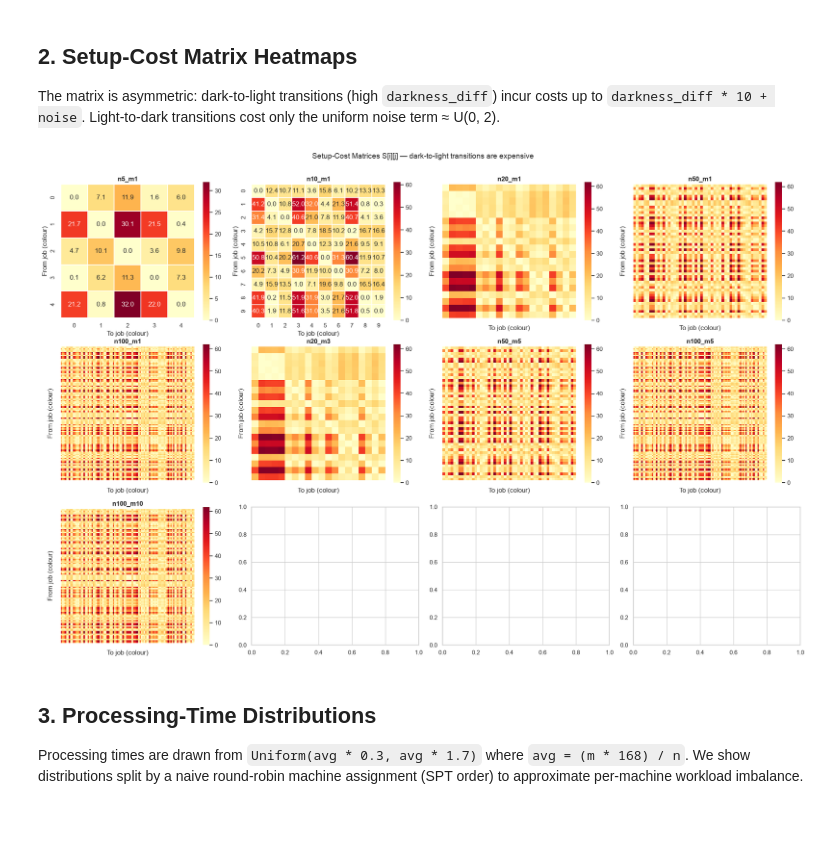
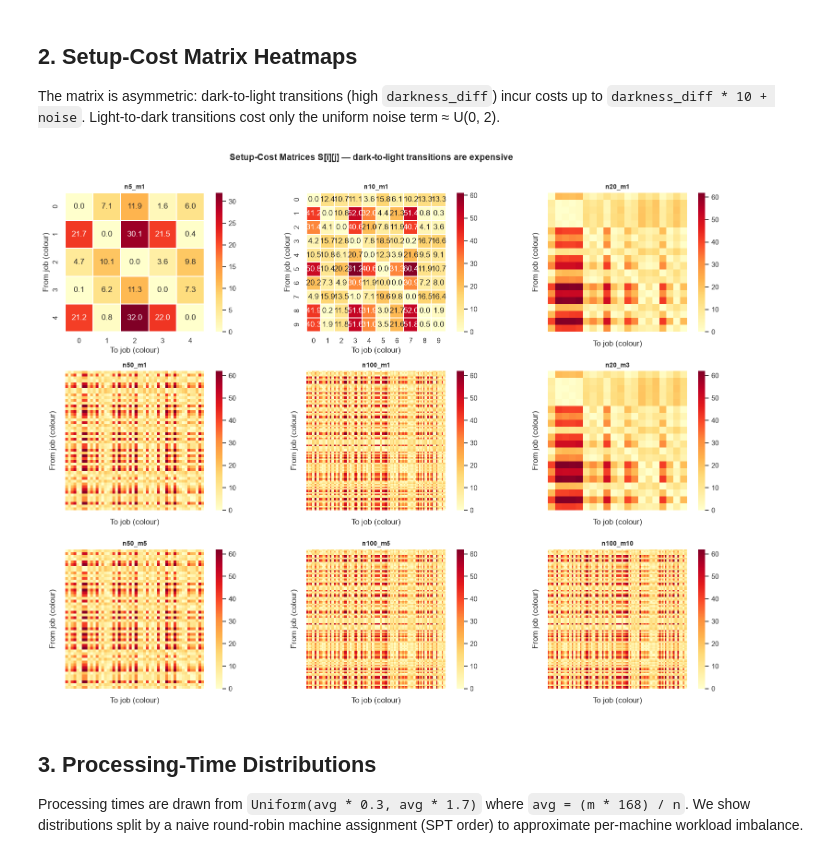
Before and after one commit to Gogula11/Dissertation, a Jupyter notebook: notebooks/01_exploration.ipynb, the cells around one changed output. Drawn from its saved outputs; the diff is of its cells as text; code cells hidden in the pictures; blank space fills up the shorter version.

Commit message:
fix: standardise figure labels, 3x3 grids, rebuild docx

```diff
--- a/notebooks/01_exploration.ipynb
+++ b/notebooks/01_exploration.ipynb
@@ -85,39 +85,39 @@ summary_df.round(2)
 
 The matrix is asymmetric: dark-to-light transitions (high `darkness_diff`) incur costs up to `darkness_diff * 10 + noise`. Light-to-dark transitions cost only the uniform noise term ≈ U(0, 2).
 # %%
-fig, axes = plt.subplots(3, 4, figsize=(20, 13))
+fig, axes = plt.subplots(3, 3, figsize=(16, 12))
 axes = axes.flatten()
 
 for ax, cfg in zip(axes, INSTANCE_CONFIGS):
     lbl = cfg["label"]
     inst = instances[lbl]
     S = inst["setup_cost"]
     # Annotate only small instances
     annot = (inst["n"] <= 10)
     sns.heatmap(
         S,
         ax=ax,
         cmap="YlOrRd",
         annot=annot,
         fmt=".1f" if annot else "",
         linewidths=0.3 if annot else 0,
         cbar=True,
         square=True,
     )
-    ax.set_title(lbl, fontsize=12, fontweight="bold")
+    ax.set_title(lbl, fontsize=10, fontweight="bold")
     ax.set_xlabel("To job (colour)")
     ax.set_ylabel("From job (colour)")
     if inst["n"] > 10:
         ax.xaxis.set_major_locator(ticker.MaxNLocator(integer=True, nbins=5))
         ax.yaxis.set_major_locator(ticker.MaxNLocator(integer=True, nbins=5))
 
 fig.suptitle("Setup-Cost Matrices S[i][j] — dark-to-light transitions are expensive",
-             fontsize=14, y=1.01)
+             fontsize=14, fontweight="bold", y=1.01)
 plt.tight_layout()
 plt.savefig(os.path.join(root, "figures/01_cost_heatmaps.png"), dpi=150, bbox_inches="tight")
 plt.show()
 # %% [output]
-[figure, old version]
+[figure, new version]
 # %% [markdown]
 ## 3. Processing-Time Distributions
 
```
Also changed, not shown: parts of 3 cells of this notebook, 5 other files.
